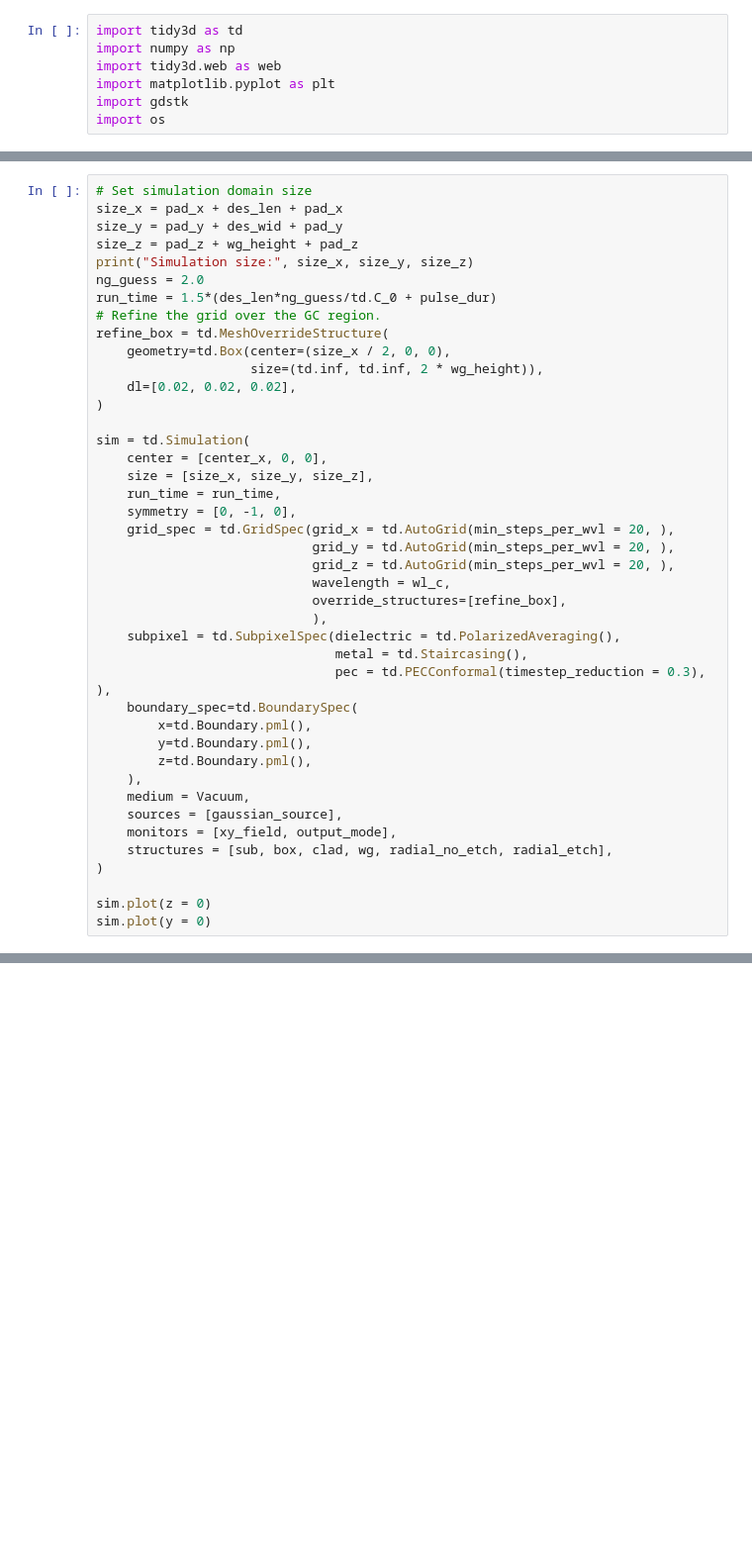
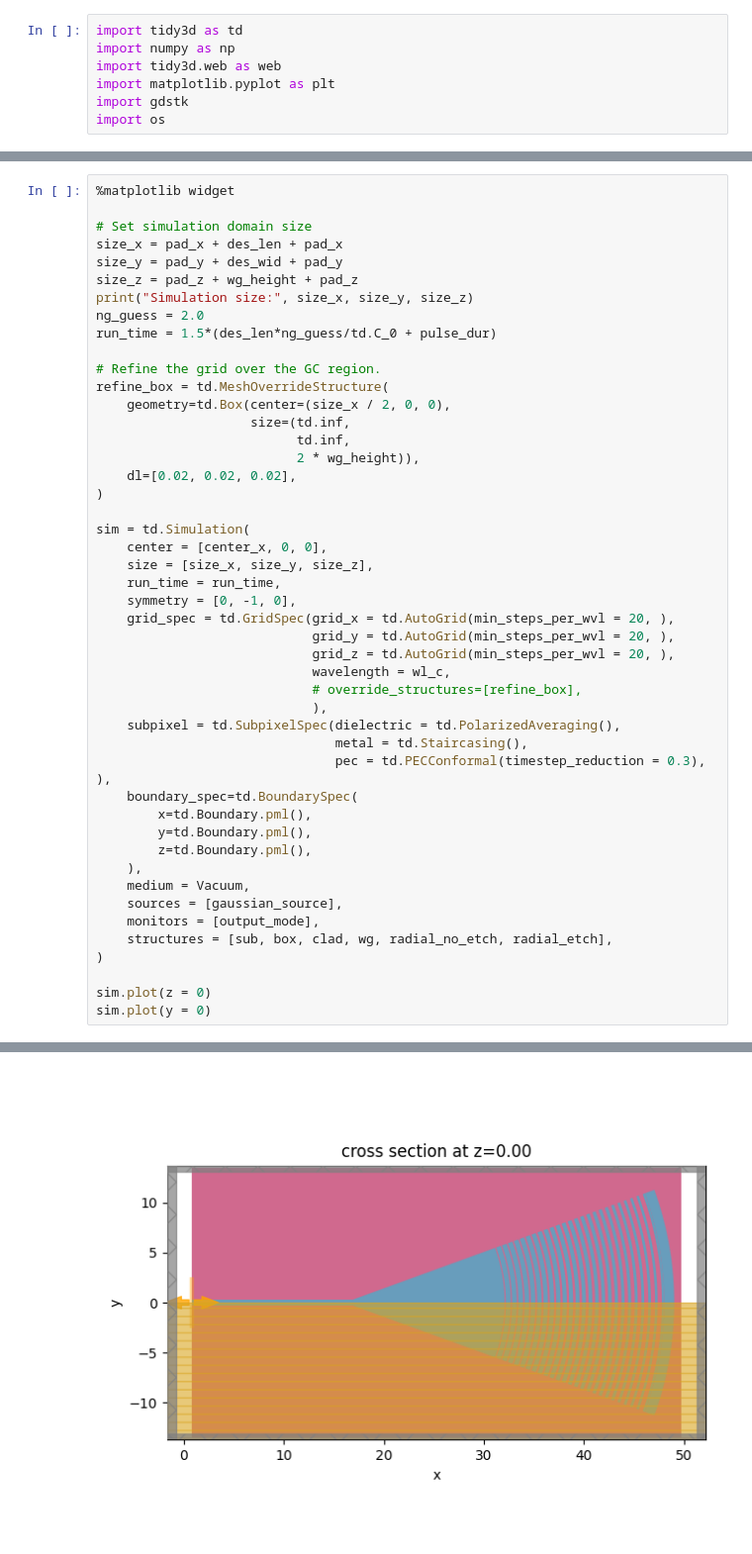
Before and after one commit to sp-sgundavarapu/tidy3d-notebooks, a Jupyter notebook: example_gc.ipynb, the cells around one changed output, grey strips where cells are left out. Shown at 99% size. Saved outputs shown, nothing was run; the diff lists cells and outputs as text; blank space fills up the shorter version.

```diff
--- a/example_gc.ipynb
+++ b/example_gc.ipynb
@@ -224,6 +218,8 @@ output_mode = td.ModeMonitor(
                             filter_pol = 'te', ),
 )
 # %%
+%matplotlib widget
+
 # Set simulation domain size
 size_x = pad_x + des_len + pad_x
 size_y = pad_y + des_wid + pad_y
@@ -231,10 +227,13 @@ size_z = pad_z + wg_height + pad_z
 print("Simulation size:", size_x, size_y, size_z)
 ng_guess = 2.0
 run_time = 1.5*(des_len*ng_guess/td.C_0 + pulse_dur)
+
 # Refine the grid over the GC region.
 refine_box = td.MeshOverrideStructure(
     geometry=td.Box(center=(size_x / 2, 0, 0),
-                    size=(td.inf, td.inf, 2 * wg_height)),
+                    size=(td.inf,
+                          td.inf,
+                          2 * wg_height)),
     dl=[0.02, 0.02, 0.02],
 )
 
@@ -247,7 +246,7 @@ sim = td.Simulation(
                             grid_y = td.AutoGrid(min_steps_per_wvl = 20, ),
                             grid_z = td.AutoGrid(min_steps_per_wvl = 20, ),
                             wavelength = wl_c,
-                            override_structures=[refine_box],
+                            # override_structures=[refine_box],
                             ),
     subpixel = td.SubpixelSpec(dielectric = td.PolarizedAveraging(),
                                metal = td.Staircasing(),
@@ -259,7 +258,7 @@ sim = td.Simulation(
     ),
     medium = Vacuum,
     sources = [gaussian_source],
-    monitors = [xy_field, output_mode],
+    monitors = [output_mode],
     structures = [sub, box, clad, wg, radial_no_etch, radial_etch],
 )
 
@@ -269,0 +277 @@ Simulation size: 61.359 35.446 18.82
+[figure, added]
```
Also changed, not shown: parts of 7 cells of this notebook, 4 other files.
